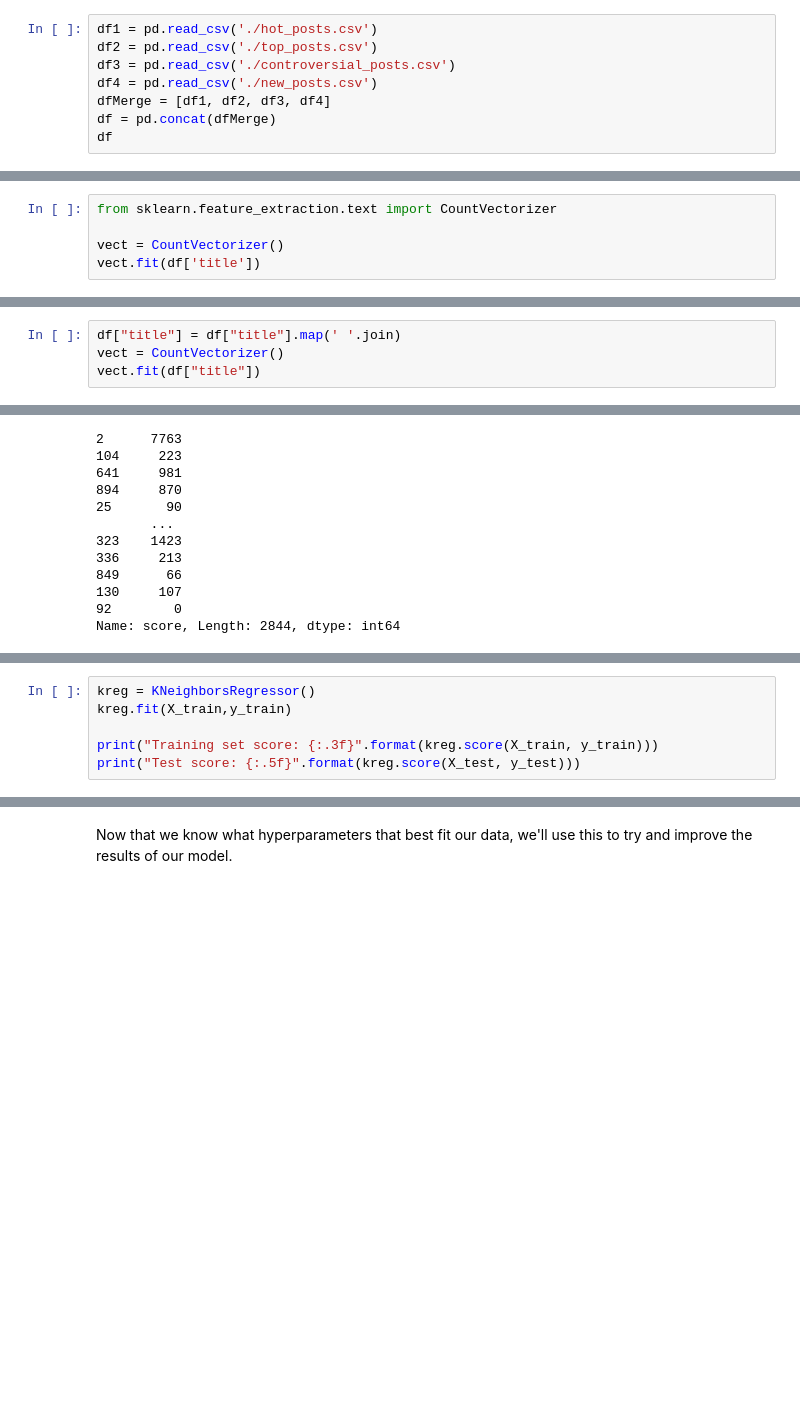
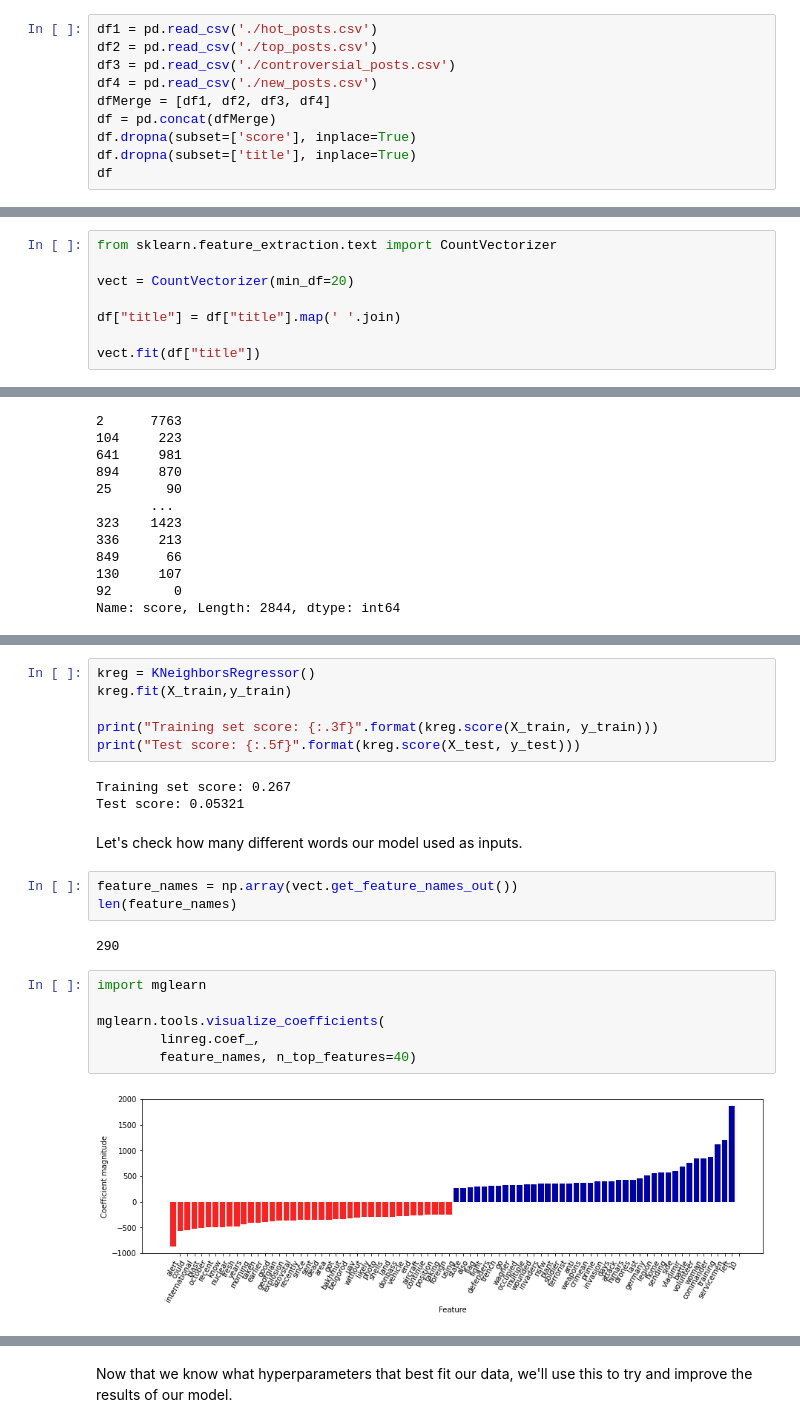
Before and after one commit to SebastianRosenquist/BigDataEksamen, a Jupyter notebook: exam_project_cleaned.ipynb, the cells around one changed output, grey strips where cells are left out. Saved outputs shown, nothing was run; the diff lists cells and outputs as text; blank space fills up the shorter version.

Commit message:
Work done on preprocessing (removed low-frequency words and stop words)
Also more work on tweaking the hyperparameters

```diff
--- a/exam_project_cleaned.ipynb
+++ b/exam_project_cleaned.ipynb
@@ -44,6 +46,8 @@ df3 = pd.read_csv('./controversial_posts.csv')
 df4 = pd.read_csv('./new_posts.csv')
 dfMerge = [df1, df2, df3, df4]
 df = pd.concat(dfMerge)
+df.dropna(subset=['score'], inplace=True)
+df.dropna(subset=['title'], inplace=True)
 df
 # %% [output]
 |  | title | score | id | subreddit | url | num_comments | body | created |
@@ -144,6 +157,9 @@ We can now focus on removing low-frequency words to help simplify our dataframe
 # %%
 from sklearn.feature_extraction.text import CountVectorizer
 
-vect = CountVectorizer()
-vect.fit(df['title'])
+vect = CountVectorizer(min_df=20)
+
+df["title"] = df["title"].map(' '.join)
+
+vect.fit(df["title"])
 # %% [output]
@@ -153,4 +166,0 @@ This returns an error because an array of strings is what the CountVectorizer ex
-# %%
-df["title"] = df["title"].map(' '.join)
-vect = CountVectorizer()
-vect.fit(df["title"])
@@ -271,4 +316,22 @@ kreg.fit(X_train,y_train)
 
 print("Training set score: {:.3f}".format(kreg.score(X_train, y_train)))
 print("Test score: {:.5f}".format(kreg.score(X_test, y_test)))
+# %% [output]
+Training set score: 0.267
+Test score: 0.05321
+# %% [markdown]
+Let's check how many different words our model used as inputs.
+# %%
+feature_names = np.array(vect.get_feature_names_out())
+len(feature_names)
+# %% [output]
+290
+# %%
+import mglearn
+
+mglearn.tools.visualize_coefficients(
+        linreg.coef_,
+        feature_names, n_top_features=40)
+# %% [output]
+[figure, added]
 # %% [markdown]
```
Also changed, not shown: parts of 39 cells of this notebook.
